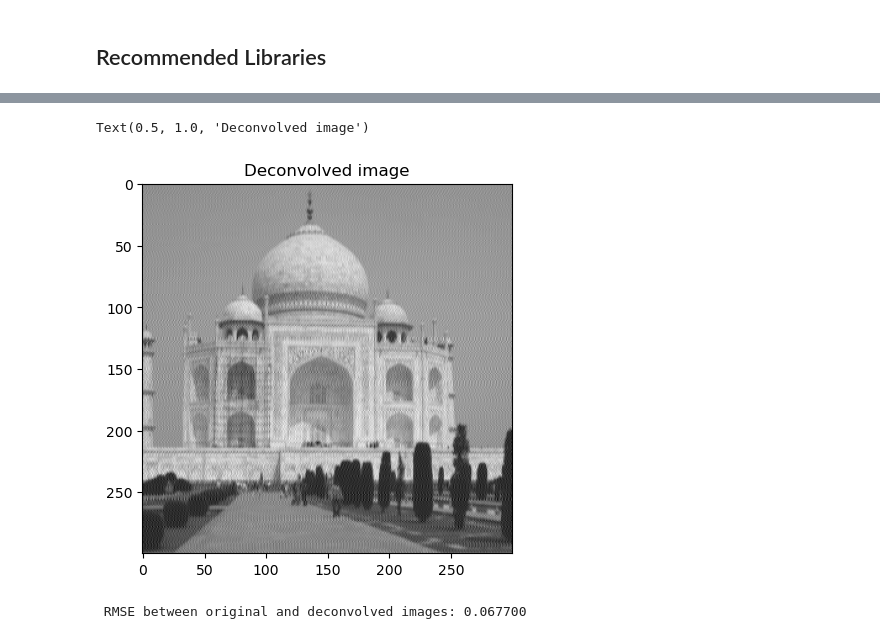
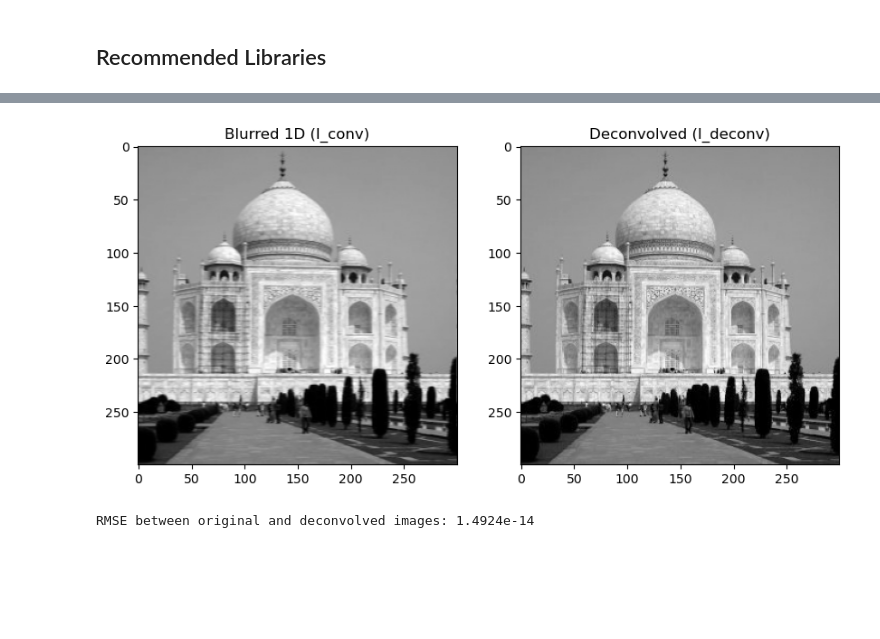
Before and after one commit to vanshgup24/W281-assignment3, a Jupyter notebook: assignment3.ipynb, the cells around one changed output, grey strips where cells are left out. Cells and saved outputs as stored; diff of their text form; code cells hidden in the pictures; blank space fills up the shorter version.

```diff
--- a/assignment3.ipynb
+++ b/assignment3.ipynb
@@ -154,19 +174,29 @@ def deconvolution(in_im, g1):
 # %%
 # use this cell (and more as needed) to implement your code and display + save the two output images:
 # blurred image [I_conv]
 # deconvolved image [I_deconv]
 # RMSE between I and I_deconv
 
-im_path = '/Users/vanshgupta/github/Datasci_281_HW/Assignment-3-repo/blur.png'
+im_path = '/Users/vanshgupta/github/Datasci_281_HW/Assignment-3-repo/images/taj.png'
 im = plt.imread(im_path)
+# 1. Load original image I and blur with 1D kernel g1
 if im.ndim == 3:
-  im = 0.299 * im[:, :, 0] + 0.587 * im[:, :, 1] + 0.114 * im[:, :, 2]
-# blurring filter provided by the assignment
+    im = 0.299 * im[:, :, 0] + 0.587 * im[:, :, 1] + 0.114 * im[:, :, 2]
+
 g1 = np.array([0.274, 0.452, 0.274])
-deconvolve_oneway = deconvolution(im,g1)
-plt.imshow(deconvolution(im,g1),cmap = 'gray')
-plt.title("Deconvolved image")
+I_conv = convolution(im, g1)
+
+# 2 & 3. Perform deconvolution to recover I_deconv
+I_deconv = deconvolution(I_conv, g1)
+
+# 4. Display images & calculate RMSE
+fig, axes = plt.subplots(1, 2, figsize=(10, 5))
+axes[0].imshow(I_conv, cmap='gray'); axes[0].set_title("Blurred 1D (I_conv)")
+axes[1].imshow(I_deconv, cmap='gray'); axes[1].set_title("Deconvolved (I_deconv)")
+plt.show()
+
+print(f"RMSE between original and deconvolved images: {rmse(im, I_deconv):.4e}")
 # %% [output]
+[figure, new version]
-Text(0.5, 1.0, 'Deconvolved image')
+RMSE between original and deconvolved images: 1.4924e-14
-[figure, old version]
 # %%
@@ -174,5 +203,0 @@ plt.imsave('deconv.png',deconvolve_oneway,cmap = 'gray')
-# %%
-# Calculate RMSE
-print(f" RMSE between original and deconvolved images: {rmse(im,deconvolve_oneway):4f}")
-# %% [output]
- RMSE between original and deconvolved images: 0.067700
```
Also changed, not shown: parts of 3 cells of this notebook, 2 other files.
